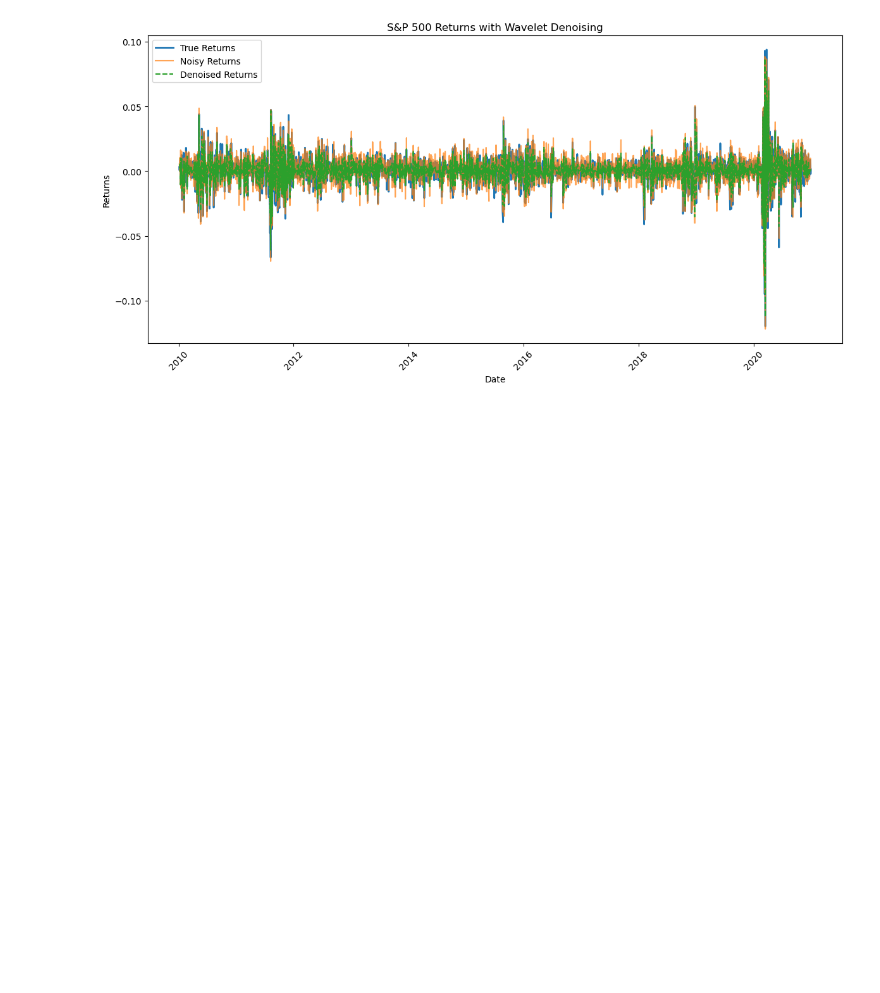
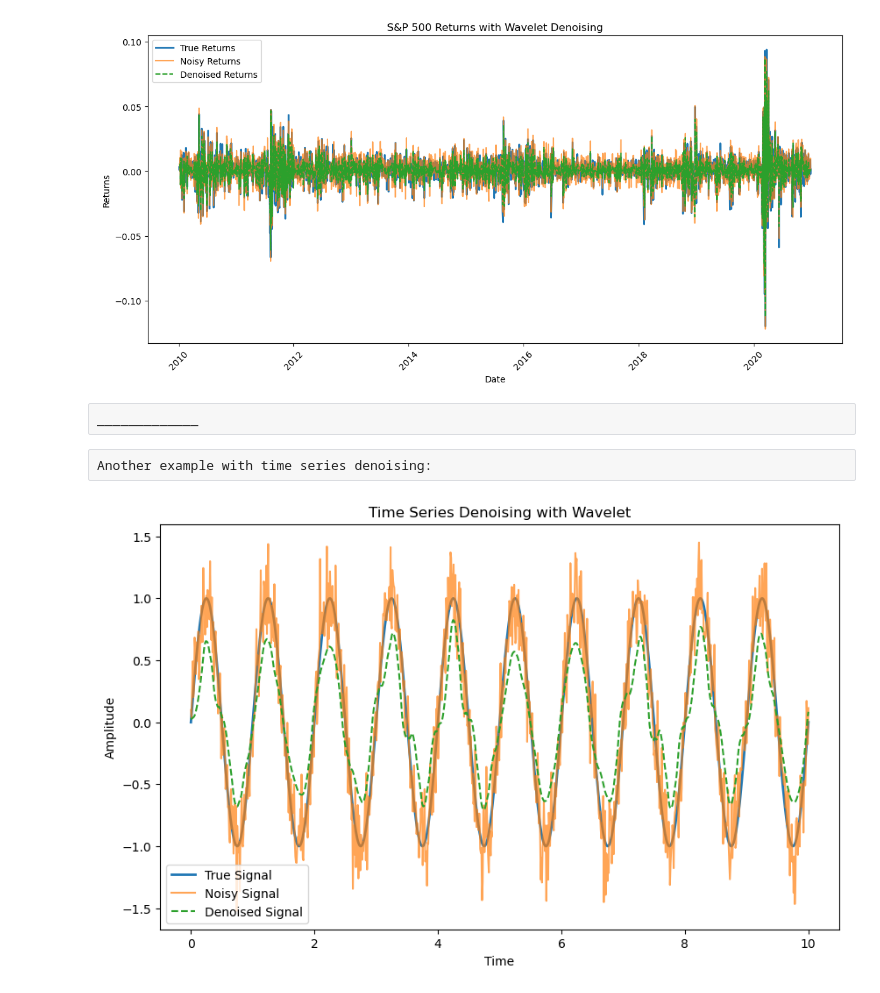
Before and after one commit to jasoncchandra/Functions, a Jupyter notebook: 4. Technical Signals + Noise/Wavelets - SP500 Returns.ipynb, the cells around one changed output. Cells and saved outputs as stored; diff of their text form; code cells hidden in the pictures; blank space fills up the shorter version.

```diff
--- a/4. Technical Signals + Noise/Wavelets - SP500 Returns.ipynb
+++ b/4. Technical Signals + Noise/Wavelets - SP500 Returns.ipynb
@@ -75,3 +75,44 @@ plt.show()
 # %% [output]
 [*********************100%%**********************]  1 of 1 completed
 [figure]
+# %% [raw]
+_____________
+# %% [raw]
+Another example with time series denoising:
+# %%
+import numpy as np
+import matplotlib.pyplot as plt
+import pywt
+
+# Generate synthetic noisy time series
+np.random.seed(42)
+time = np.linspace(0, 10, 1000)
+true_signal = np.sin(2 * np.pi * time)
+noisy_signal = true_signal + np.random.normal(0, 0.2, size=len(time))
+
+# Set wavelet parameters
+wavelet = 'db4'  # Daubechies 4 wavelet
+level = 4       # Decomposition level
+
+# Perform wavelet decomposition
+coeffs = pywt.wavedec(noisy_signal, wavelet, level=level)
+
+# Apply soft thresholding to the coefficients
+threshold = np.std(coeffs[0]) / 2
+denoised_coeffs = [pywt.threshold(c, threshold, mode='soft') for c in coeffs]
+
+# Reconstruct the denoised signal
+denoised_signal = pywt.waverec(denoised_coeffs, wavelet)
+
+# Plot original, noisy, and denoised signals
+plt.figure(figsize=(10, 6))
+plt.plot(time, true_signal, label='True Signal', linewidth=2)
+plt.plot(time, noisy_signal, label='Noisy Signal', alpha=0.7)
+plt.plot(time, denoised_signal, label='Denoised Signal', linestyle='dashed')
+plt.legend()
+plt.title('Time Series Denoising with Wavelet')
+plt.xlabel('Time')
+plt.ylabel('Amplitude')
+plt.show()
+# %% [output]
+[figure, added]
```
